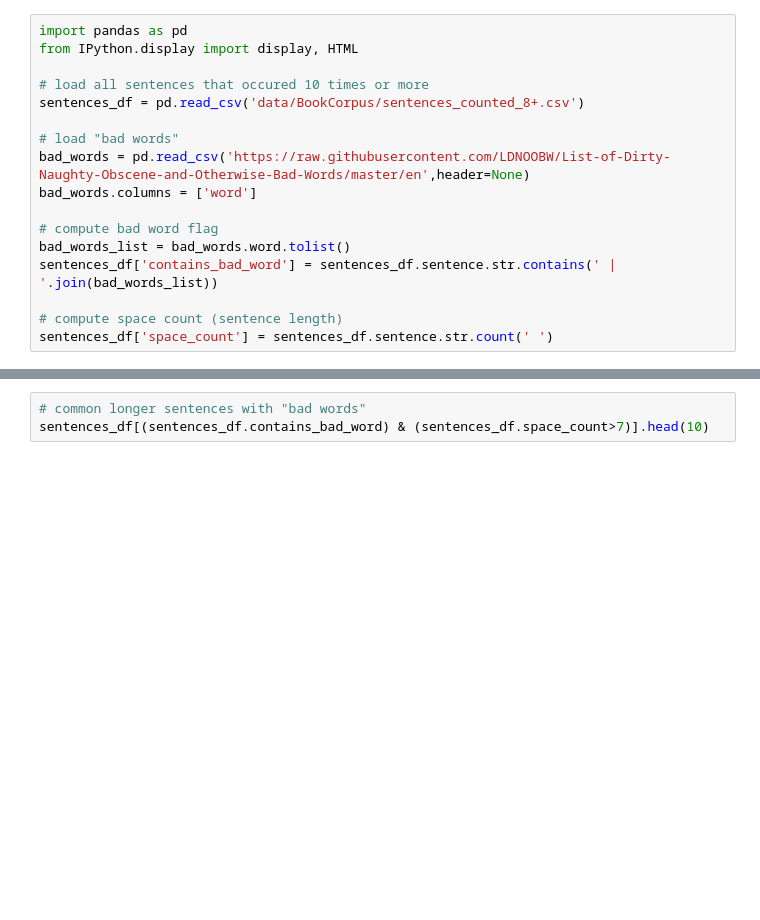
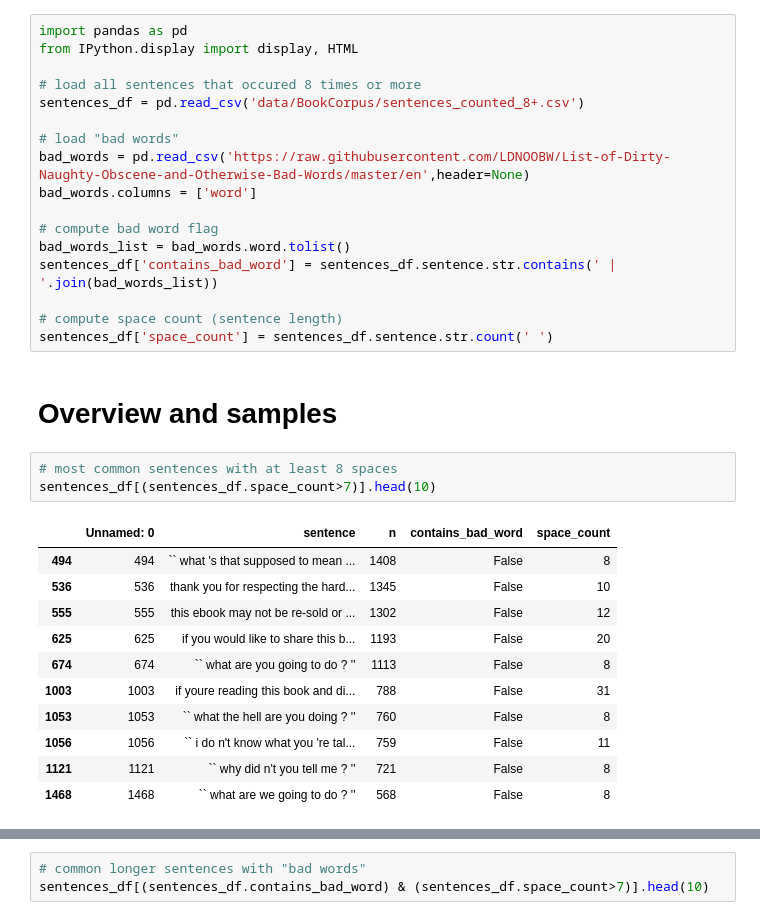
Before and after one commit to jackbandy/bookcorpus-datasheet, a Jupyter notebook: Sentence Analysis.ipynb, the cells around one changed output, grey strips where cells are left out. Cells and saved outputs as stored; diff of their text form; blank space fills up the shorter version.

```diff
--- a/Sentence Analysis.ipynb
+++ b/Sentence Analysis.ipynb
@@ -2,7 +2,7 @@
 import pandas as pd
 from IPython.display import display, HTML
 
-# load all sentences that occured 10 times or more
+# load all sentences that occured 8 times or more
 sentences_df = pd.read_csv('data/BookCorpus/sentences_counted_8+.csv')
 
 # load "bad words"
@@ -15,3 +15,20 @@ sentences_df['contains_bad_word'] = sentences_df.sentence.str.contains(' | '.joi
 
 # compute space count (sentence length)
 sentences_df['space_count'] = sentences_df.sentence.str.count(' ')
+# %% [markdown]
+# Overview and samples
+# %%
+# most common sentences with at least 8 spaces
+sentences_df[(sentences_df.space_count>7)].head(10)
+# %% [output]
+|  | Unnamed: 0 | sentence | n | contains_bad_word | space_count |
+| 494 | 494 | `` what 's that supposed to mean ... | 1408 | False | 8 |
+| 536 | 536 | thank you for respecting the hard... | 1345 | False | 10 |
+| 555 | 555 | this ebook may not be re-sold or ... | 1302 | False | 12 |
+| 625 | 625 | if you would like to share this b... | 1193 | False | 20 |
+| 674 | 674 | `` what are you going to do ? '' | 1113 | False | 8 |
+| 1003 | 1003 | if youre reading this book and di... | 788 | False | 31 |
+| 1053 | 1053 | `` what the hell are you doing ? '' | 760 | False | 8 |
+| 1056 | 1056 | `` i do n't know what you 're tal... | 759 | False | 11 |
+| 1121 | 1121 | `` why did n't you tell me ? '' | 721 | False | 8 |
+| 1468 | 1468 | `` what are we going to do ? '' | 568 | False | 8 |
```
Also changed, not shown: parts of 9 cells of this notebook.
